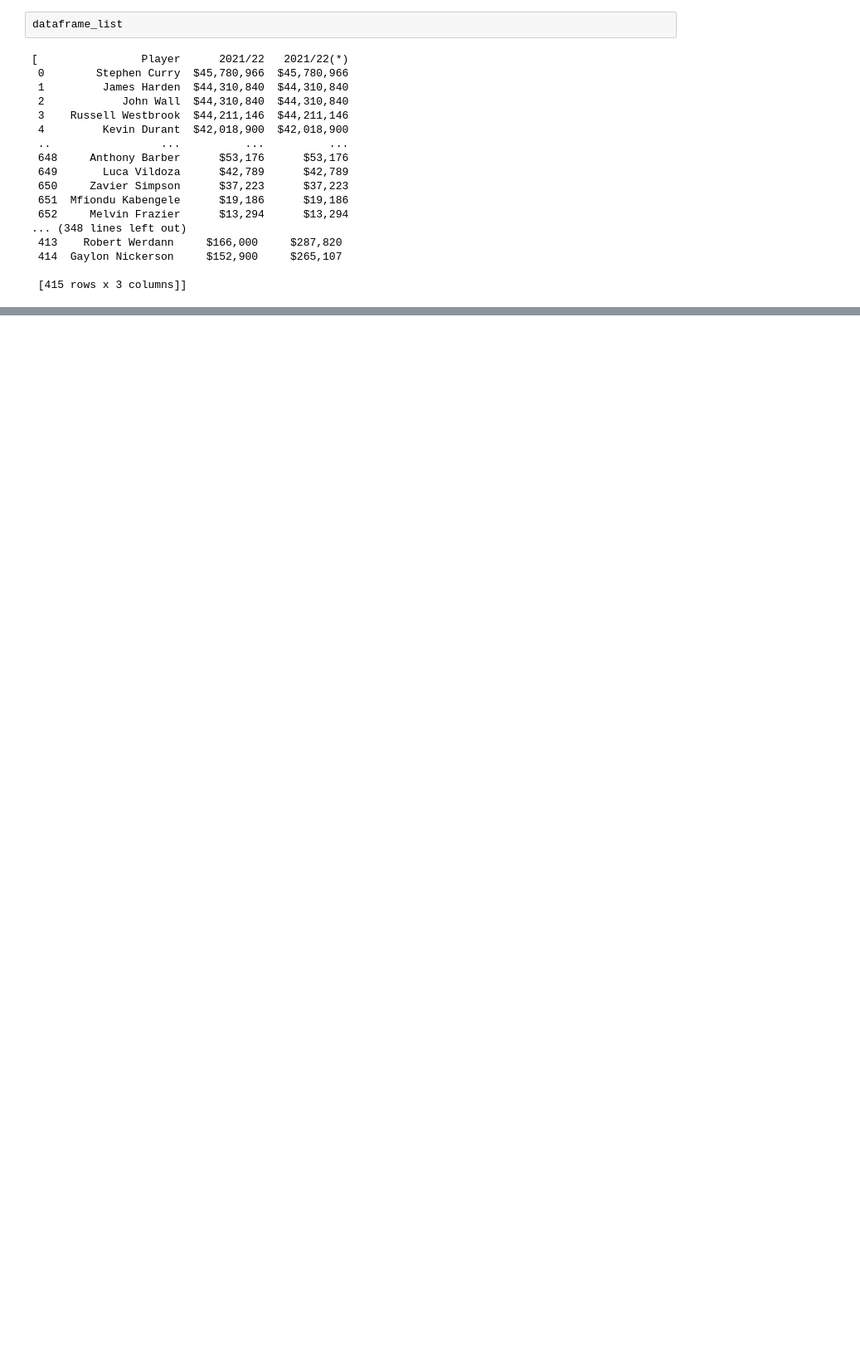
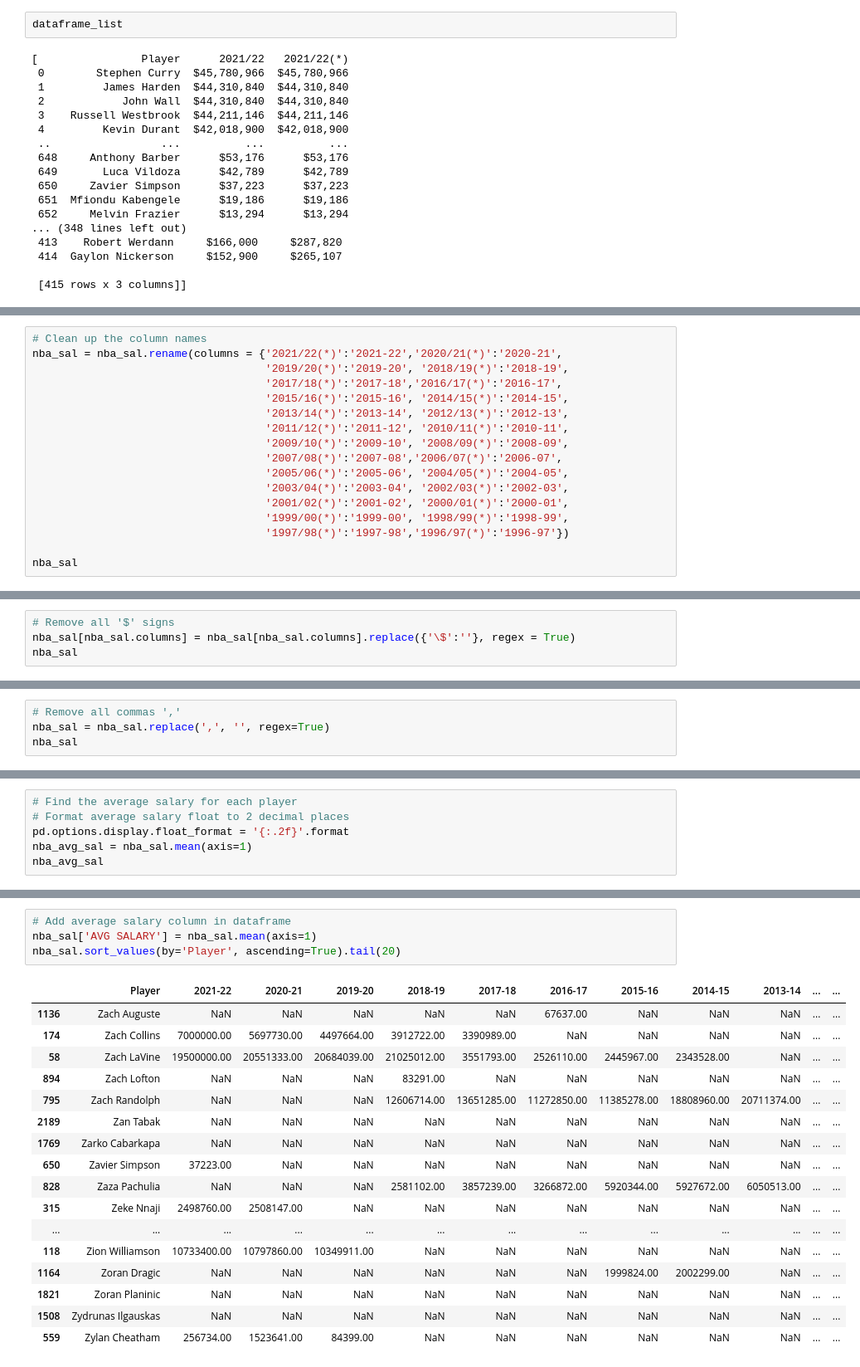
Before and after one commit to sandra-t-3282/NBA_Salary_Regression, a Jupyter notebook: salaries_nba_pipeline.ipynb, the cells around one changed output, grey strips where cells are left out. Shown at 83% size. Cells and saved outputs as stored; diff of their text form; blank space fills up the shorter version.

Commit message:
both tables cleaned, ready for regression modeling

```diff
--- a/salaries_nba_pipeline.ipynb
+++ b/salaries_nba_pipeline.ipynb
@@ -208,0 +204,17 @@ curry_sal2
+# %%
+# Clean up the column names
+nba_sal = nba_sal.rename(columns = {'2021/22(*)':'2021-22','2020/21(*)':'2020-21',
+                                    '2019/20(*)':'2019-20', '2018/19(*)':'2018-19',
+                                    '2017/18(*)':'2017-18','2016/17(*)':'2016-17',
+                                    '2015/16(*)':'2015-16', '2014/15(*)':'2014-15',
+                                    '2013/14(*)':'2013-14', '2012/13(*)':'2012-13',
+                                    '2011/12(*)':'2011-12', '2010/11(*)':'2010-11',
+                                    '2009/10(*)':'2009-10', '2008/09(*)':'2008-09',
+                                    '2007/08(*)':'2007-08','2006/07(*)':'2006-07',
+                                    '2005/06(*)':'2005-06', '2004/05(*)':'2004-05',
+                                    '2003/04(*)':'2003-04', '2002/03(*)':'2002-03',
+                                    '2001/02(*)':'2001-02', '2000/01(*)':'2000-01',
+                                    '1999/00(*)':'1999-00', '1998/99(*)':'1998-99',
+                                    '1997/98(*)':'1997-98','1996/97(*)':'1996-97'})
+
+nba_sal
@@ -208,0 +235,4 @@ curry_sal2
+# %%
+# Remove all '$' signs
+nba_sal[nba_sal.columns] = nba_sal[nba_sal.columns].replace({'\$':''}, regex = True)
+nba_sal
@@ -208,0 +253,4 @@ curry_sal2
+# %%
+# Remove all commas ','
+nba_sal = nba_sal.replace(',', '', regex=True)
+nba_sal
@@ -208,0 +332,6 @@ curry_sal2
+# %%
+# Find the average salary for each player
+# Format average salary float to 2 decimal places
+pd.options.display.float_format = '{:.2f}'.format
+nba_avg_sal = nba_sal.mean(axis=1)
+nba_avg_sal
@@ -208,0 +351,22 @@ curry_sal2
+# %%
+# Add average salary column in dataframe
+nba_sal['AVG SALARY'] = nba_sal.mean(axis=1)
+nba_sal.sort_values(by='Player', ascending=True).tail(20)
+# %% [output]
+|  | Player | 2021-22 | 2020-21 | 2019-20 | 2018-19 | 2017-18 | 2016-17 | 2015-16 | 2014-15 | 2013-14 | ... | ... |
+| 1136 | Zach Auguste | NaN | NaN | NaN | NaN | NaN | 67637.00 | NaN | NaN | NaN | ... | ... |
+| 174 | Zach Collins | 7000000.00 | 5697730.00 | 4497664.00 | 3912722.00 | 3390989.00 | NaN | NaN | NaN | NaN | ... | ... |
+| 58 | Zach LaVine | 19500000.00 | 20551333.00 | 20684039.00 | 21025012.00 | 3551793.00 | 2526110.00 | 2445967.00 | 2343528.00 | NaN | ... | ... |
+| 894 | Zach Lofton | NaN | NaN | NaN | 83291.00 | NaN | NaN | NaN | NaN | NaN | ... | ... |
+| 795 | Zach Randolph | NaN | NaN | NaN | 12606714.00 | 13651285.00 | 11272850.00 | 11385278.00 | 18808960.00 | 20711374.00 | ... | ... |
+| 2189 | Zan Tabak | NaN | NaN | NaN | NaN | NaN | NaN | NaN | NaN | NaN | ... | ... |
+| 1769 | Zarko Cabarkapa | NaN | NaN | NaN | NaN | NaN | NaN | NaN | NaN | NaN | ... | ... |
+| 650 | Zavier Simpson | 37223.00 | NaN | NaN | NaN | NaN | NaN | NaN | NaN | NaN | ... | ... |
+| 828 | Zaza Pachulia | NaN | NaN | NaN | 2581102.00 | 3857239.00 | 3266872.00 | 5920344.00 | 5927672.00 | 6050513.00 | ... | ... |
+| 315 | Zeke Nnaji | 2498760.00 | 2508147.00 | NaN | NaN | NaN | NaN | NaN | NaN | NaN | ... | ... |
+| ... | ... | ... | ... | ... | ... | ... | ... | ... | ... | ... | ... | ... |
+| 118 | Zion Williamson | 10733400.00 | 10797860.00 | 10349911.00 | NaN | NaN | NaN | NaN | NaN | NaN | ... | ... |
+| 1164 | Zoran Dragic | NaN | NaN | NaN | NaN | NaN | NaN | 1999824.00 | 2002299.00 | NaN | ... | ... |
+| 1821 | Zoran Planinic | NaN | NaN | NaN | NaN | NaN | NaN | NaN | NaN | NaN | ... | ... |
+| 1508 | Zydrunas Ilgauskas | NaN | NaN | NaN | NaN | NaN | NaN | NaN | NaN | NaN | ... | ... |
+| 559 | Zylan Cheatham | 256734.00 | 1523641.00 | 84399.00 | NaN | NaN | NaN | NaN | NaN | NaN | ... | ... |
```
Also changed, not shown: parts of 37 cells of this notebook, 5 other files.
